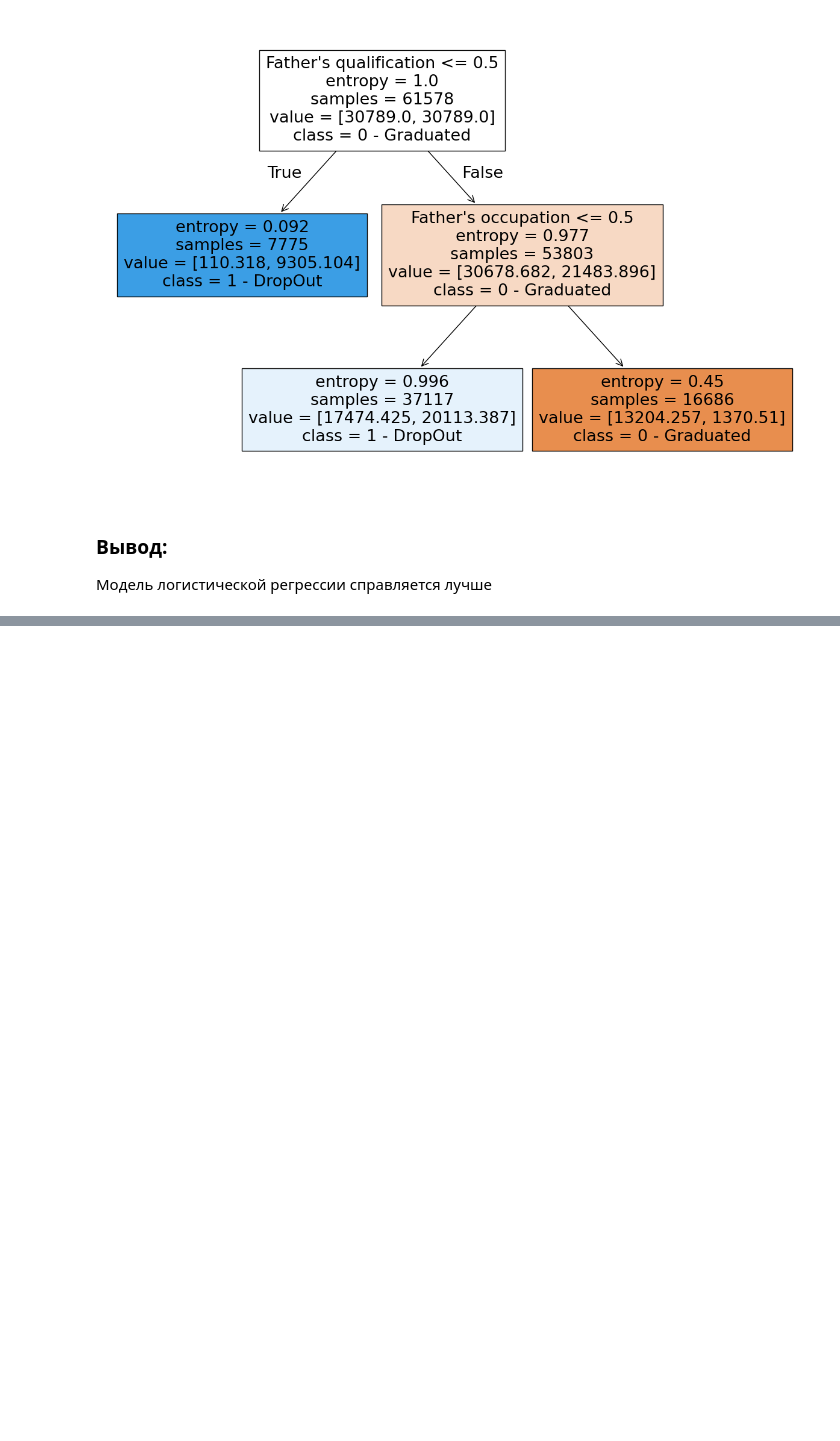
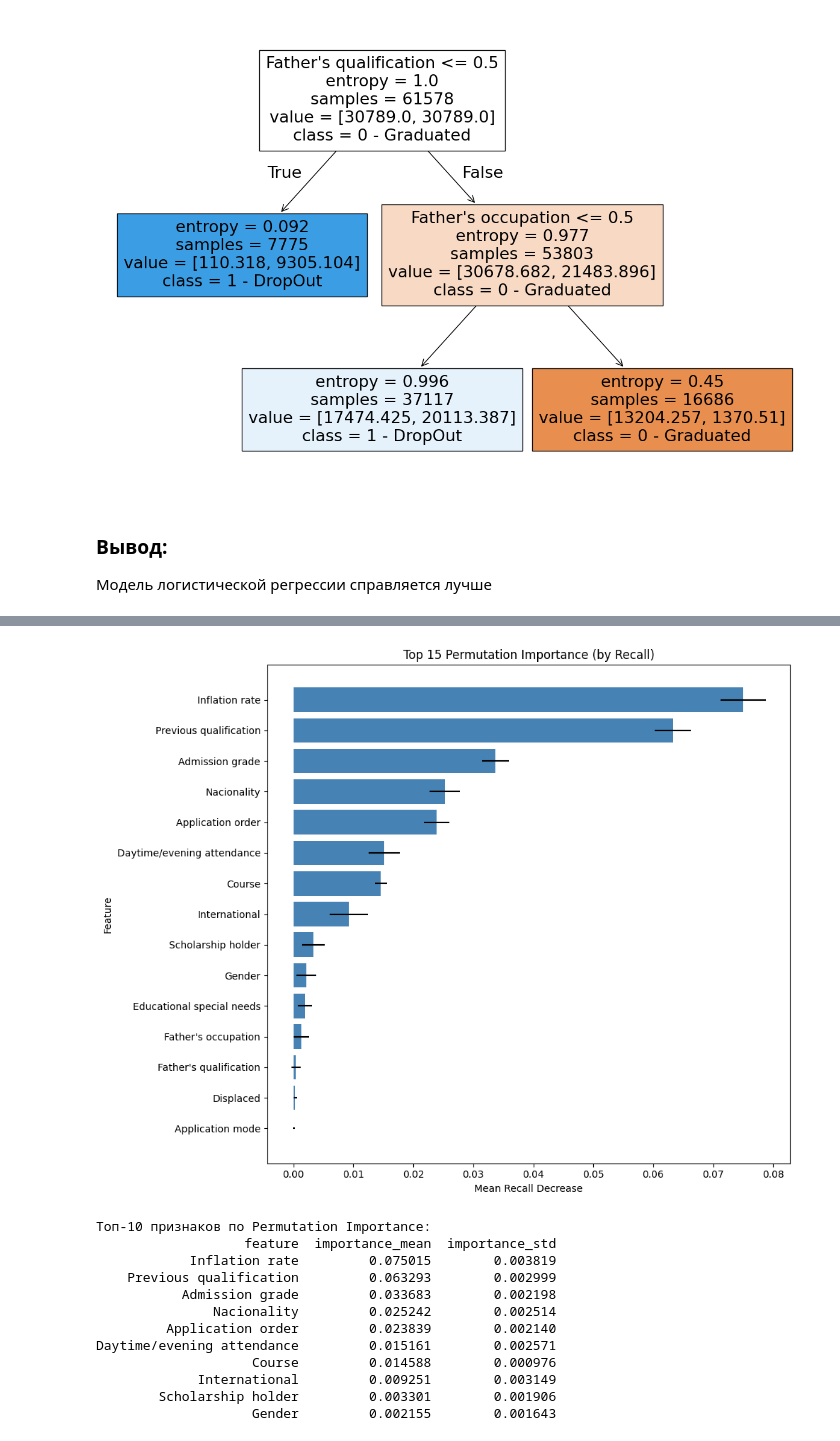
Before and after one commit to Tsur1k/ML-case4, a Jupyter notebook: notebooks/main.ipynb, the cells around one changed output, grey strips where cells are left out. Cells and saved outputs as stored; diff of their text form; code cells hidden in the pictures; blank space fills up the shorter version.

```diff
--- a/notebooks/main.ipynb
+++ b/notebooks/main.ipynb
@@ -789,0 +904,47 @@ plt.show()
+# %%
+X_train, X_val, y_train, y_val = train_test_split(X, y, test_size=0.2,
+                                                    stratify=y, random_state=42)
+
+boosting_pipeline.fit(X_train, y_train)
+
+perm_importance = permutation_importance(
+    boosting_pipeline, X_val, y_val,
+    n_repeats=10,
+    scoring='recall',
+    random_state=42,
+    n_jobs=-1
+)
+
+perm_fi_df = pd.DataFrame({
+    'feature': all_features,
+    'importance_mean': perm_importance.importances_mean,
+    'importance_std': perm_importance.importances_std
+}).sort_values('importance_mean', ascending=False)
+
+plt.figure(figsize=(10, 8))
+plt.barh(perm_fi_df.head(15)['feature'][::-1],
+         perm_fi_df.head(15)['importance_mean'][::-1],
+         xerr=perm_fi_df.head(15)['importance_std'][::-1],
+         color='steelblue')
+plt.xlabel('Mean Recall Decrease')
+plt.ylabel('Feature')
+plt.title('Top 15 Permutation Importance (by Recall)')
+plt.tight_layout()
+plt.show()
+
+print("\nТоп-10 признаков по Permutation Importance:")
+print(perm_fi_df.head(10).to_string(index=False))
+# %% [output]
+[figure, added]
+Топ-10 признаков по Permutation Importance:
+                   feature  importance_mean  importance_std
+            Inflation rate         0.075015        0.003819
+    Previous qualification         0.063293        0.002999
+           Admission grade         0.033683        0.002198
+               Nacionality         0.025242        0.002514
+         Application order         0.023839        0.002140
+Daytime/evening attendance         0.015161        0.002571
+                    Course         0.014588        0.000976
+             International         0.009251        0.003149
+        Scholarship holder         0.003301        0.001906
+                    Gender         0.002155        0.001643
```
Also changed, not shown: parts of 24 cells of this notebook, 1 other file.
